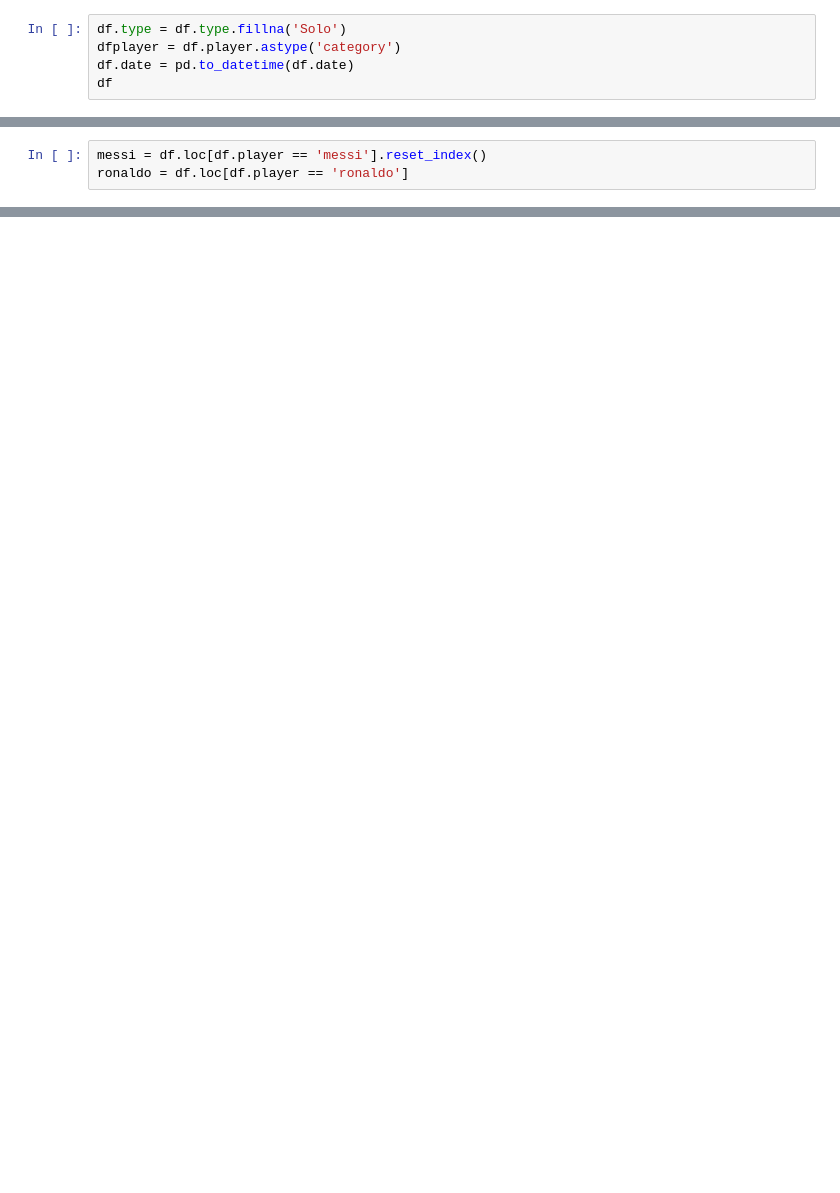
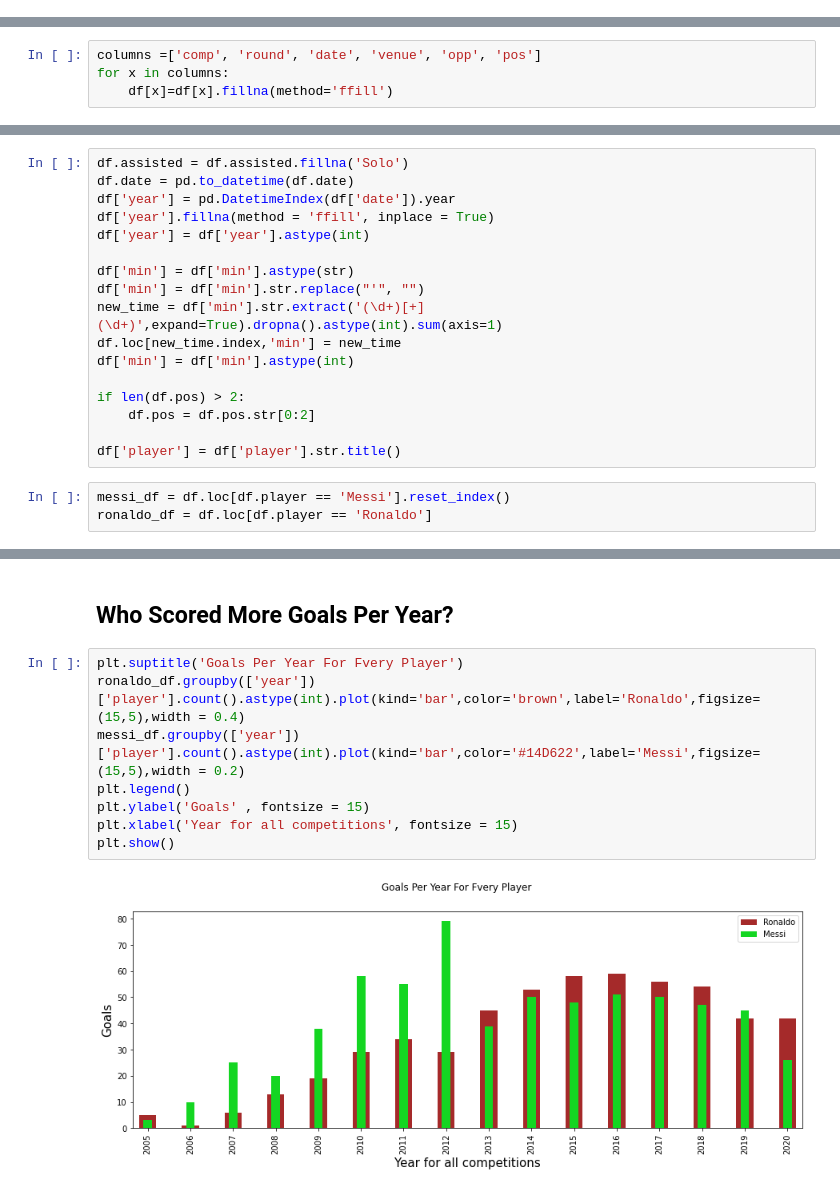
Before and after one commit to verticale3185/FINEL-PROJECT, a Jupyter notebook: final project.ipynb, the cells around one changed output, grey strips where cells are left out. Drawn from its saved outputs; the diff is of its cells as text; blank space fills up the shorter version.

```diff
--- a/final project.ipynb
+++ b/final project.ipynb
@@ -17,8 +24,3 @@ df
 | 1298 | messi | LaLiga | 14 | 12/19/2020 | H | Valencia | CF | 45'+4 | Header | NaN |
 | 1299 | messi | LaLiga | 15 | 12/22/2020 | A | Real Valladolid | SS | 65' | Left-footed shot | Pedri |
 1300 rows × 10 columns
-# %%
-df.type = df.type.fillna('Solo')
-dfplayer = df.player.astype('category')
-df.date = pd.to_datetime(df.date)
-df
@@ -38,0 +50,4 @@ df
+# %%
+columns =['comp', 'round', 'date', 'venue', 'opp', 'pos']
+for x in columns:
+    df[x]=df[x].fillna(method='ffill')
@@ -39,3 +69,20 @@ df
+# %%
+df.assisted = df.assisted.fillna('Solo')
+df.date = pd.to_datetime(df.date)
+df['year'] = pd.DatetimeIndex(df['date']).year
+df['year'].fillna(method = 'ffill', inplace = True)
+df['year'] = df['year'].astype(int)
+
+df['min'] = df['min'].astype(str)
+df['min'] = df['min'].str.replace("'", "")
+new_time = df['min'].str.extract('(\d+)[+](\d+)',expand=True).dropna().astype(int).sum(axis=1)
+df.loc[new_time.index,'min'] = new_time
+df['min'] = df['min'].astype(int)
+
+if len(df.pos) > 2:
+    df.pos = df.pos.str[0:2]
+
+df['player'] = df['player'].str.title()
 # %%
-messi = df.loc[df.player == 'messi'].reset_index()
-ronaldo = df.loc[df.player == 'ronaldo']
+messi_df = df.loc[df.player == 'Messi'].reset_index()
+ronaldo_df = df.loc[df.player == 'Ronaldo']
@@ -59,0 +91,12 @@ KeyError: '["\'"] not found in axis'
+# %% [markdown]
+## Who Scored More Goals Per Year?
+# %%
+plt.suptitle('Goals Per Year For Fvery Player')
+ronaldo_df.groupby(['year'])['player'].count().astype(int).plot(kind='bar',color='brown',label='Ronaldo',figsize=(15,5),width = 0.4)
+messi_df.groupby(['year'])['player'].count().astype(int).plot(kind='bar',color='#14D622',label='Messi',figsize=(15,5),width = 0.2)
+plt.legend()
+plt.ylabel('Goals' , fontsize = 15)
+plt.xlabel('Year for all competitions', fontsize = 15)
+plt.show()
+# %% [output]
+[figure, added]
```
Also changed, not shown: parts of 22 cells of this notebook.
